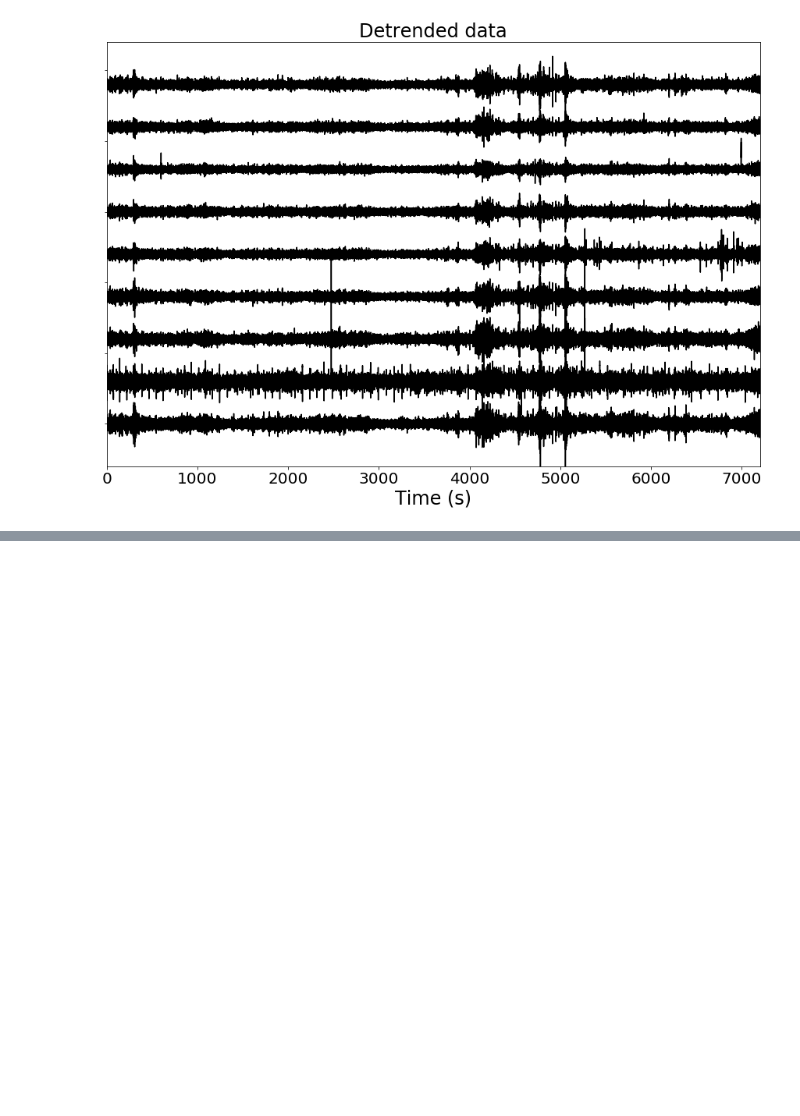
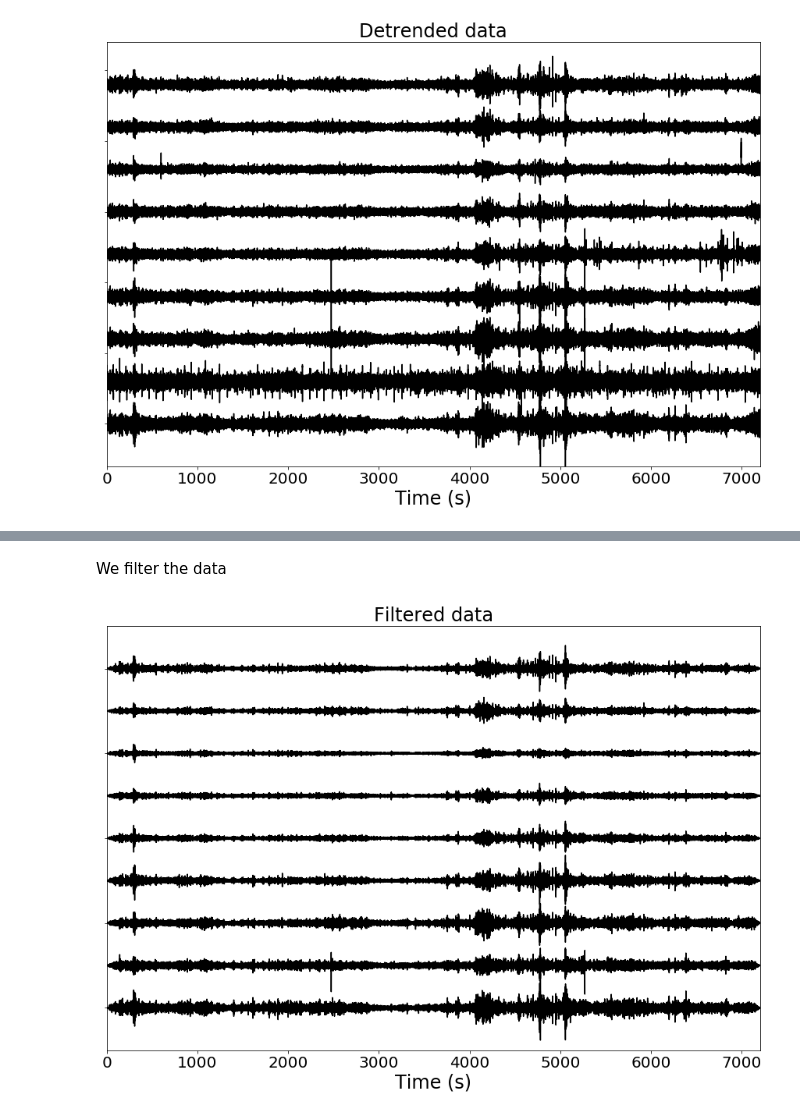
Before and after one commit to ArianeDucellier/ETSscripts, a Jupyter notebook: notebooks/demo_stack_ccorr_2hour.ipynb, the cells around one changed output, grey strips where cells are left out. Cells and saved outputs as stored; diff of their text form; code cells hidden in the pictures; blank space fills up the shorter version.

```diff
--- a/notebooks/demo_stack_ccorr_2hour.ipynb
+++ b/notebooks/demo_stack_ccorr_2hour.ipynb
@@ -93,0 +108,7 @@ plot_2hour(D, 'E', 1200.0, 'Detrended data')
+# %% [markdown]
+We filter the data
+# %%
+D.filter('bandpass', freqmin=2.0, freqmax=8.0, zerophase=True)
+plot_2hour(D, 'E', 1.0e-6, 'Filtered data')
+# %% [output]
+[figure, added]
```
Also changed, not shown: parts of 8 cells of this notebook, 4 other files.
